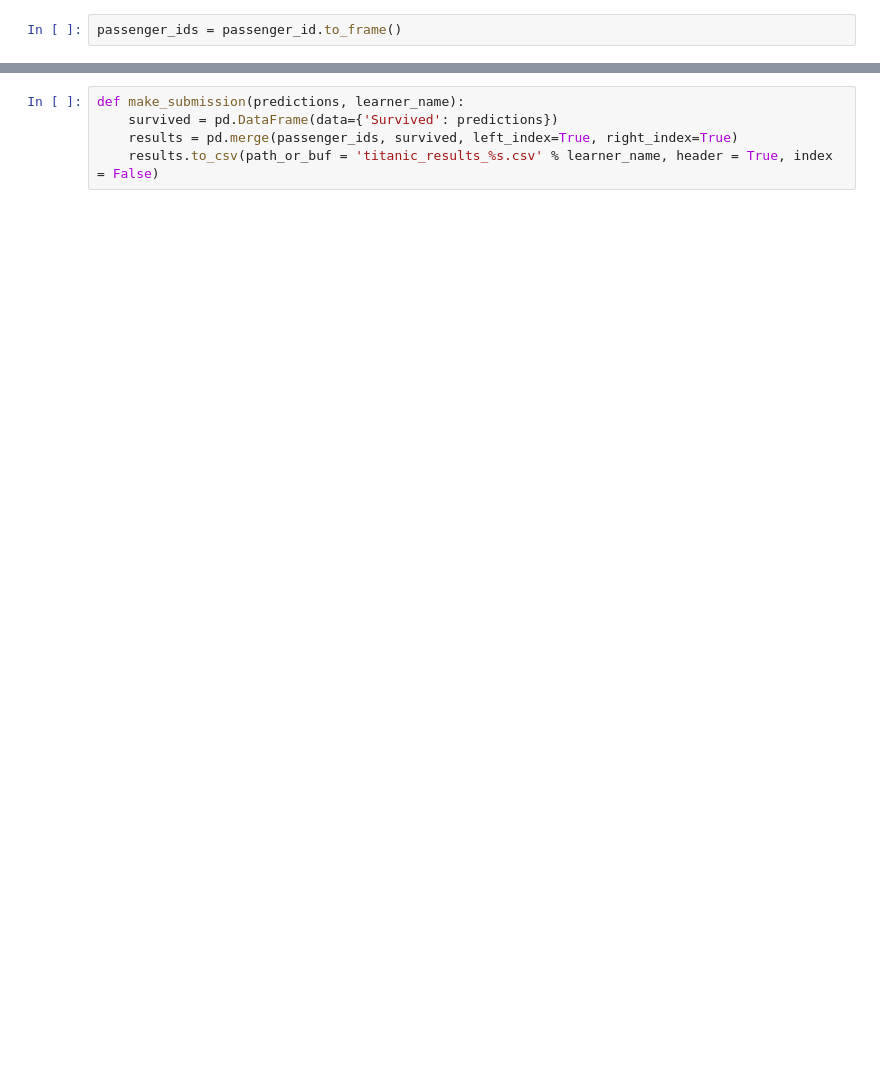
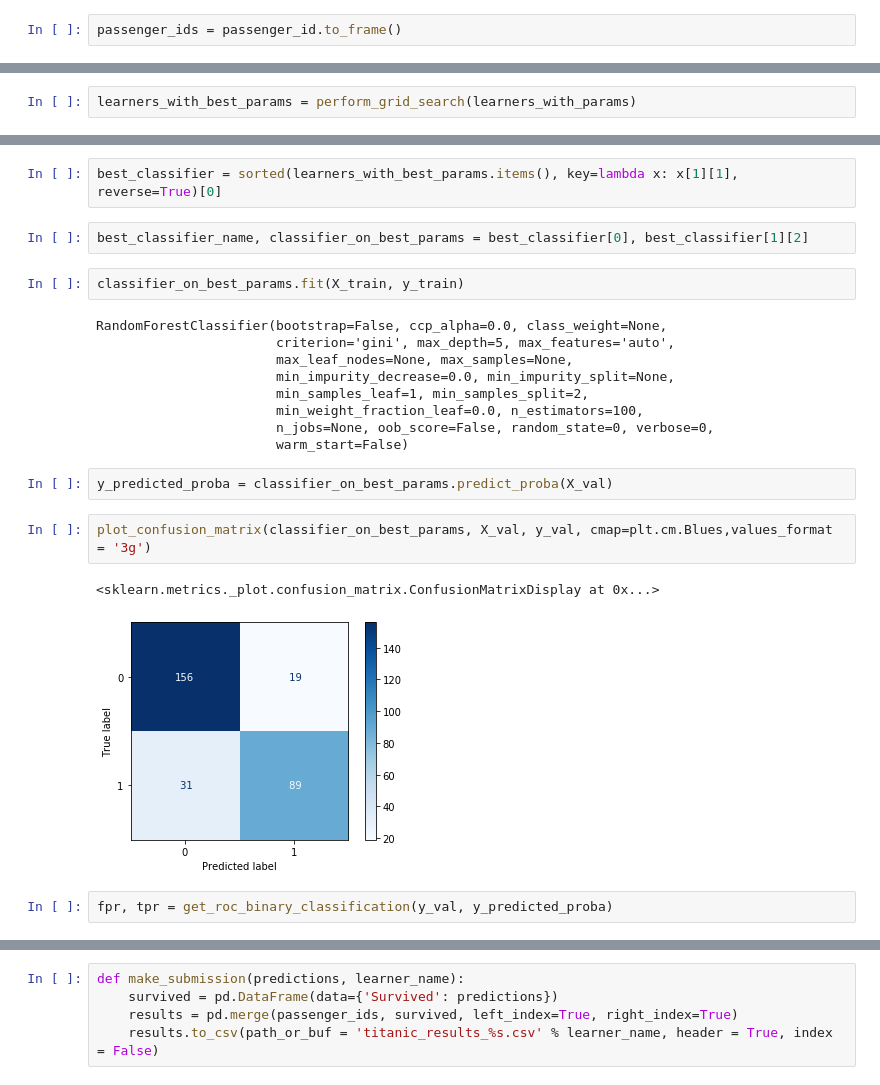
Before and after one commit to azat-khatyn/kaggle, a Jupyter notebook: titanic/titanic_binary_classification.ipynb, the cells around one changed output, grey strips where cells are left out. Drawn from its saved outputs; the diff is of its cells as text; blank space fills up the shorter version.

Commit message:
ashrae challenge start and titanic improvements (#1)
* notebook

* first EDA

* improved titanic

* improved titanic

```diff
--- a/titanic/titanic_binary_classification.ipynb
+++ b/titanic/titanic_binary_classification.ipynb
@@ -221,0 +202,2 @@ def train_val_predict(learner, X_train, y_train, X_val, y_val, X_test):
+# %%
+learners_with_best_params = perform_grid_search(learners_with_params)
@@ -221,0 +226,24 @@ def train_val_predict(learner, X_train, y_train, X_val, y_val, X_test):
+# %%
+best_classifier = sorted(learners_with_best_params.items(), key=lambda x: x[1][1], reverse=True)[0]
+# %%
+best_classifier_name, classifier_on_best_params = best_classifier[0], best_classifier[1][2]
+# %%
+classifier_on_best_params.fit(X_train, y_train)
+# %% [output]
+RandomForestClassifier(bootstrap=False, ccp_alpha=0.0, class_weight=None,
+                       criterion='gini', max_depth=5, max_features='auto',
+                       max_leaf_nodes=None, max_samples=None,
+                       min_impurity_decrease=0.0, min_impurity_split=None,
+                       min_samples_leaf=1, min_samples_split=2,
+                       min_weight_fraction_leaf=0.0, n_estimators=100,
+                       n_jobs=None, oob_score=False, random_state=0, verbose=0,
+                       warm_start=False)
+# %%
+y_predicted_proba = classifier_on_best_params.predict_proba(X_val)
+# %%
+plot_confusion_matrix(classifier_on_best_params, X_val, y_val, cmap=plt.cm.Blues,values_format = '3g')
+# %% [output]
+<sklearn.metrics._plot.confusion_matrix.ConfusionMatrixDisplay at 0x...>
+[figure, added]
+# %%
+fpr, tpr = get_roc_binary_classification(y_val, y_predicted_proba)
```
Also changed, not shown: parts of 47 cells of this notebook, 2 other files.
